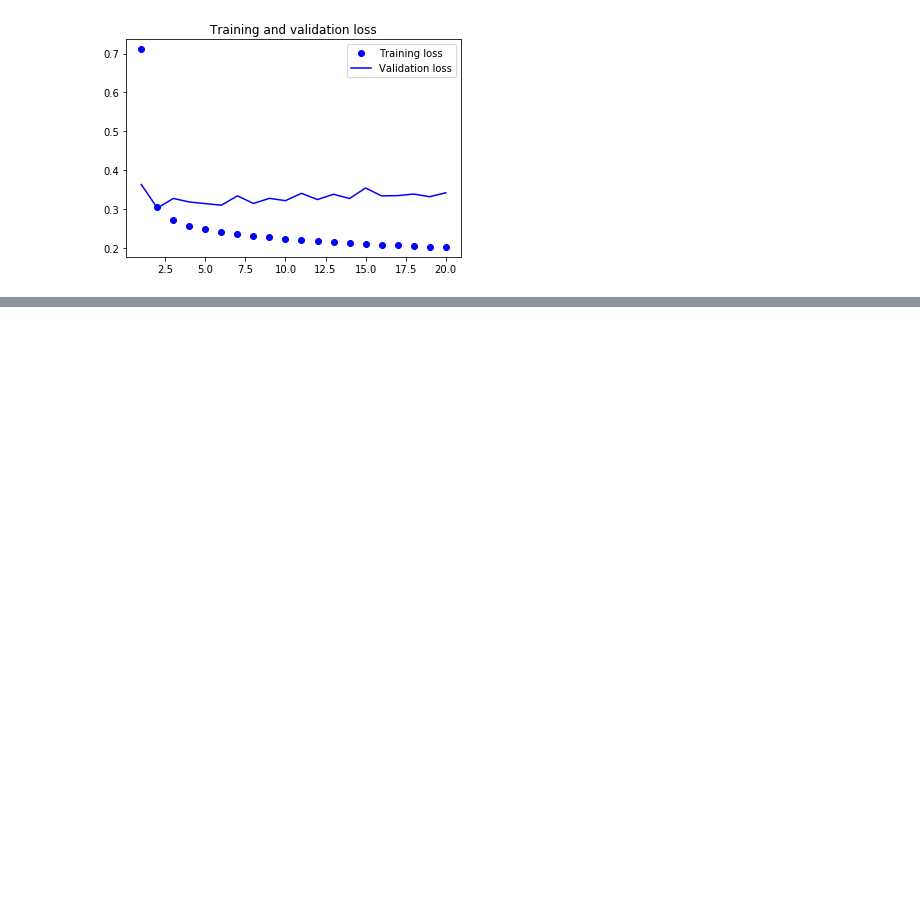
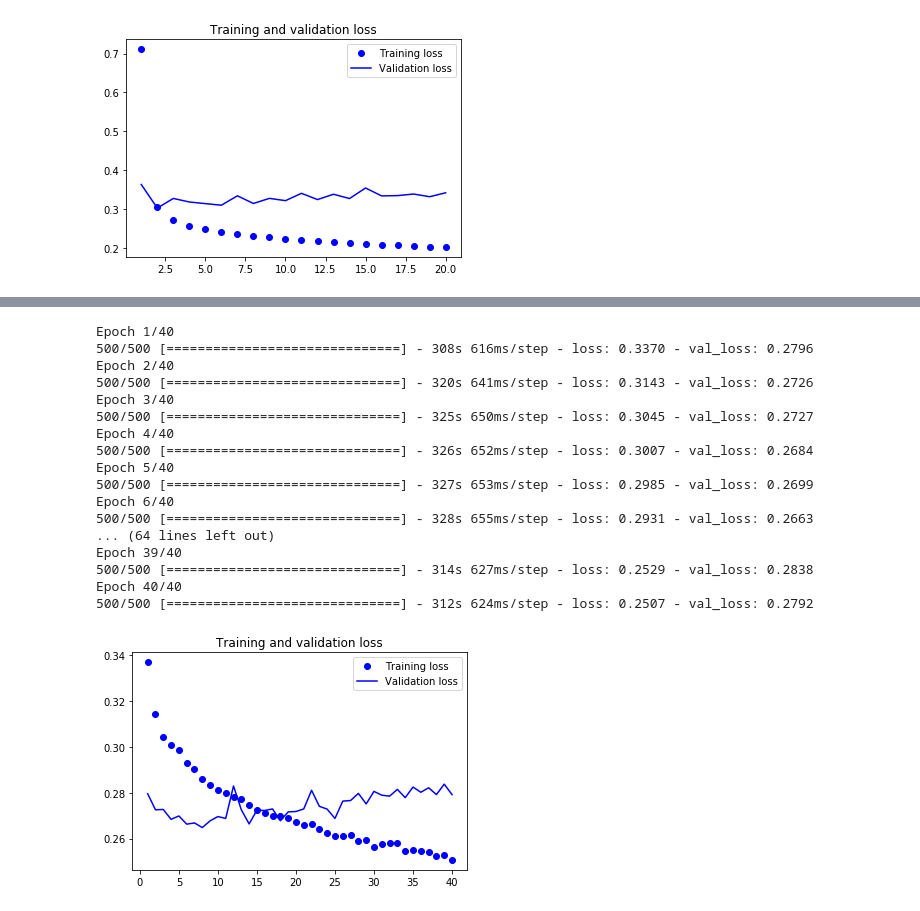
Before and after one commit to anpaul0615/book-with-code, a Jupyter notebook: deep-learning-with-python/ch06-deep-learning-for-text-and-sequences/advanced-usage-of-recurrent-neural-networks.ipynb, the cells around one changed output, grey strips where cells are left out. Drawn from its saved outputs; the diff is of its cells as text; code cells hidden in the pictures; blank space fills up the shorter version.

```diff
--- a/deep-learning-with-python/ch06-deep-learning-for-text-and-sequences/advanced-usage-of-recurrent-neural-networks.ipynb
+++ b/deep-learning-with-python/ch06-deep-learning-for-text-and-sequences/advanced-usage-of-recurrent-neural-networks.ipynb
@@ -204,0 +299,53 @@ plt.show()
+# %%
+## 드롭아웃 + 스태킹 + GRU 모델 훈련 및 평가
+
+
+model = Sequential()
+model.add(layers.GRU(32,
+                     dropout=0.1,
+                     recurrent_dropout=0.5,
+                     return_sequences=True,  # 스태킹 적용
+                     input_shape=(None, float_data.shape[-1])
+                    )
+         )
+model.add(layers.GRU(64, dropout=0.1, recurrent_dropout=0.5, activation='relu'))
+model.add(layers.Dense(1))
+
+model.compile(optimizer=RMSprop(), loss='mae')
+
+history = model.fit_generator(train_gen,
+                              steps_per_epoch=500,
+                              epochs=40,
+                              validation_data=val_gen,
+                              validation_steps=val_steps)
+
+loss = history.history['loss']
+val_loss = history.history['val_loss']
+epochs = range(1, len(loss) + 1)
+
+plt.figure()
+plt.plot(epochs, loss, 'bo', label='Training loss')
+plt.plot(epochs, val_loss, 'b', label='Validation loss')
+plt.title('Training and validation loss')
+plt.legend()
+
+plt.show()
+# %% [output]
+Epoch 1/40
+500/500 [==============================] - 308s 616ms/step - loss: 0.3370 - val_loss: 0.2796
+Epoch 2/40
+500/500 [==============================] - 320s 641ms/step - loss: 0.3143 - val_loss: 0.2726
+Epoch 3/40
+500/500 [==============================] - 325s 650ms/step - loss: 0.3045 - val_loss: 0.2727
+Epoch 4/40
+500/500 [==============================] - 326s 652ms/step - loss: 0.3007 - val_loss: 0.2684
+Epoch 5/40
+500/500 [==============================] - 327s 653ms/step - loss: 0.2985 - val_loss: 0.2699
+Epoch 6/40
+500/500 [==============================] - 328s 655ms/step - loss: 0.2931 - val_loss: 0.2663
+... (64 lines left out)
+Epoch 39/40
+500/500 [==============================] - 314s 627ms/step - loss: 0.2529 - val_loss: 0.2838
+Epoch 40/40
+500/500 [==============================] - 312s 624ms/step - loss: 0.2507 - val_loss: 0.2792
+[figure, added]
```
Also changed, not shown: parts of 3 cells of this notebook.
